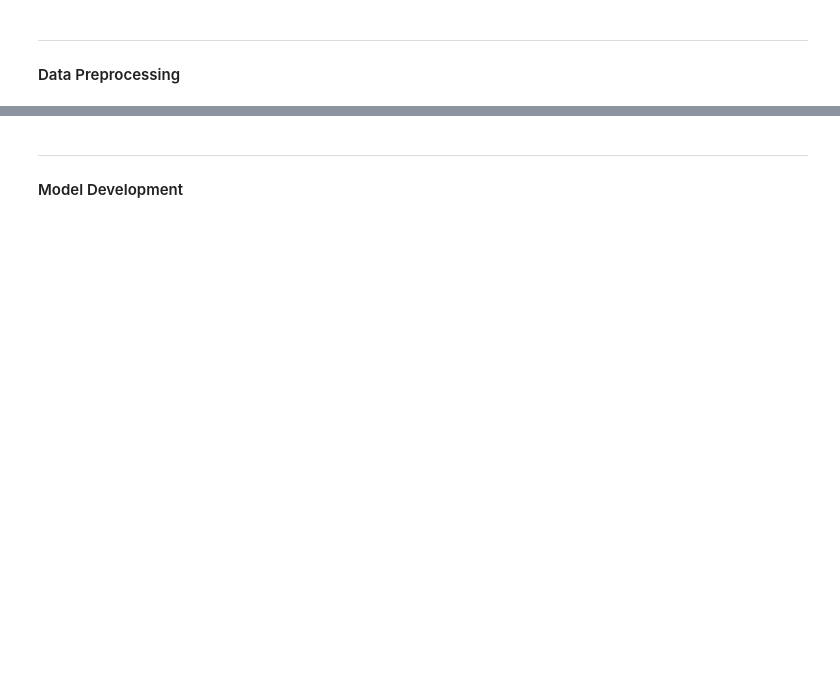
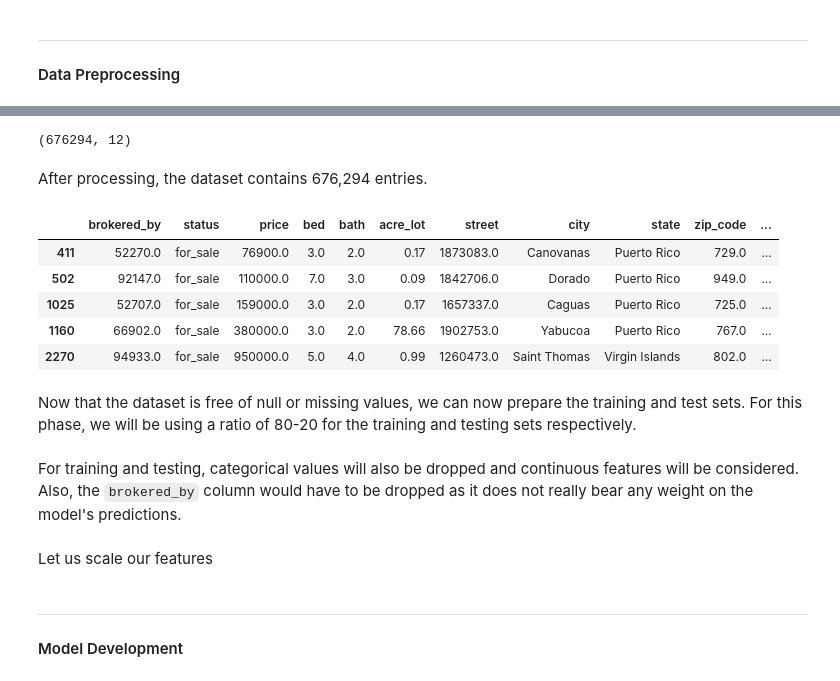
Before and after one commit to R3NZ3L/DATA103_FinalProject, a Jupyter notebook: FinalProject.ipynb, the cells around one changed output, grey strips where cells are left out. Saved outputs shown, nothing was run; the diff lists cells and outputs as text; code cells hidden in the pictures; blank space fills up the shorter version.

Commit message:
edited data preprocessing and model dev sections

```diff
--- a/FinalProject.ipynb
+++ b/FinalProject.ipynb
@@ -225,0 +318,2 @@ Most listings in the dataset have around **2-4** bedrooms - a usual number of be
+# %%
+df['price'].fillna(df['price'].mean(), inplace=True) #fill missing values with sample mean
@@ -225,0 +322,2 @@ Most listings in the dataset have around **2-4** bedrooms - a usual number of be
+# %%
+df['house_size'].fillna(df['house_size'].mean(), inplace=True) #fill missing values with sample mean
@@ -225,0 +326,9 @@ Most listings in the dataset have around **2-4** bedrooms - a usual number of be
+# %%
+mode_columns = df[["bed", 'bath', 'acre_lot']]
+
+#get the mode for each column within the three columns
+modes = mode_columns.apply(lambda x: x.mode()[0] if len(x.mode()) > 0 else None)
+
+#fill missing values with the mode
+for col in mode_columns.columns:
+    df[col] = df[col].fillna(modes[col])
@@ -225,0 +337,3 @@ Most listings in the dataset have around **2-4** bedrooms - a usual number of be
+# %%
+df.dropna(subset=['brokered_by', 'street', 'city', 'state',
+                 'zip_code', 'prev_sold_date'], inplace=True)
@@ -225,0 +358,17 @@ Most listings in the dataset have around **2-4** bedrooms - a usual number of be
+# %%
+df.shape
+# %% [output]
+(676294, 12)
+# %% [markdown]
+After processing, the dataset contains 676,294 entries.
+# %%
+df.head()
+# %% [output]
+|  | brokered_by | status | price | bed | bath | acre_lot | street | city | state | zip_code | ... |
+| 411 | 52270.0 | for_sale | 76900.0 | 3.0 | 2.0 | 0.17 | 1873083.0 | Canovanas | Puerto Rico | 729.0 | ... |
+| 502 | 92147.0 | for_sale | 110000.0 | 7.0 | 3.0 | 0.09 | 1842706.0 | Dorado | Puerto Rico | 949.0 | ... |
+| 1025 | 52707.0 | for_sale | 159000.0 | 3.0 | 2.0 | 0.17 | 1657337.0 | Caguas | Puerto Rico | 725.0 | ... |
+| 1160 | 66902.0 | for_sale | 380000.0 | 3.0 | 2.0 | 78.66 | 1902753.0 | Yabucoa | Puerto Rico | 767.0 | ... |
+| 2270 | 94933.0 | for_sale | 950000.0 | 5.0 | 4.0 | 0.99 | 1260473.0 | Saint Thomas | Virgin Islands | 802.0 | ... |
+# %% [markdown]
+Now that the dataset is free of null or missing values, we can now prepare the training and test sets. For this phase, we will be using a ratio of 80-20 for the training and testing sets respectively.
@@ -225,0 +377,2 @@ Most listings in the dataset have around **2-4** bedrooms - a usual number of be
+# %% [markdown]
+For training and testing, categorical values will also be dropped and continuous features will be considered. Also, the `brokered_by` column would have to be dropped as it does not really bear any weight on the model's predictions.
@@ -225,0 +385,2 @@ Most listings in the dataset have around **2-4** bedrooms - a usual number of be
+# %% [markdown]
+Let us scale our features
```
Also changed, not shown: parts of 38 cells of this notebook.
